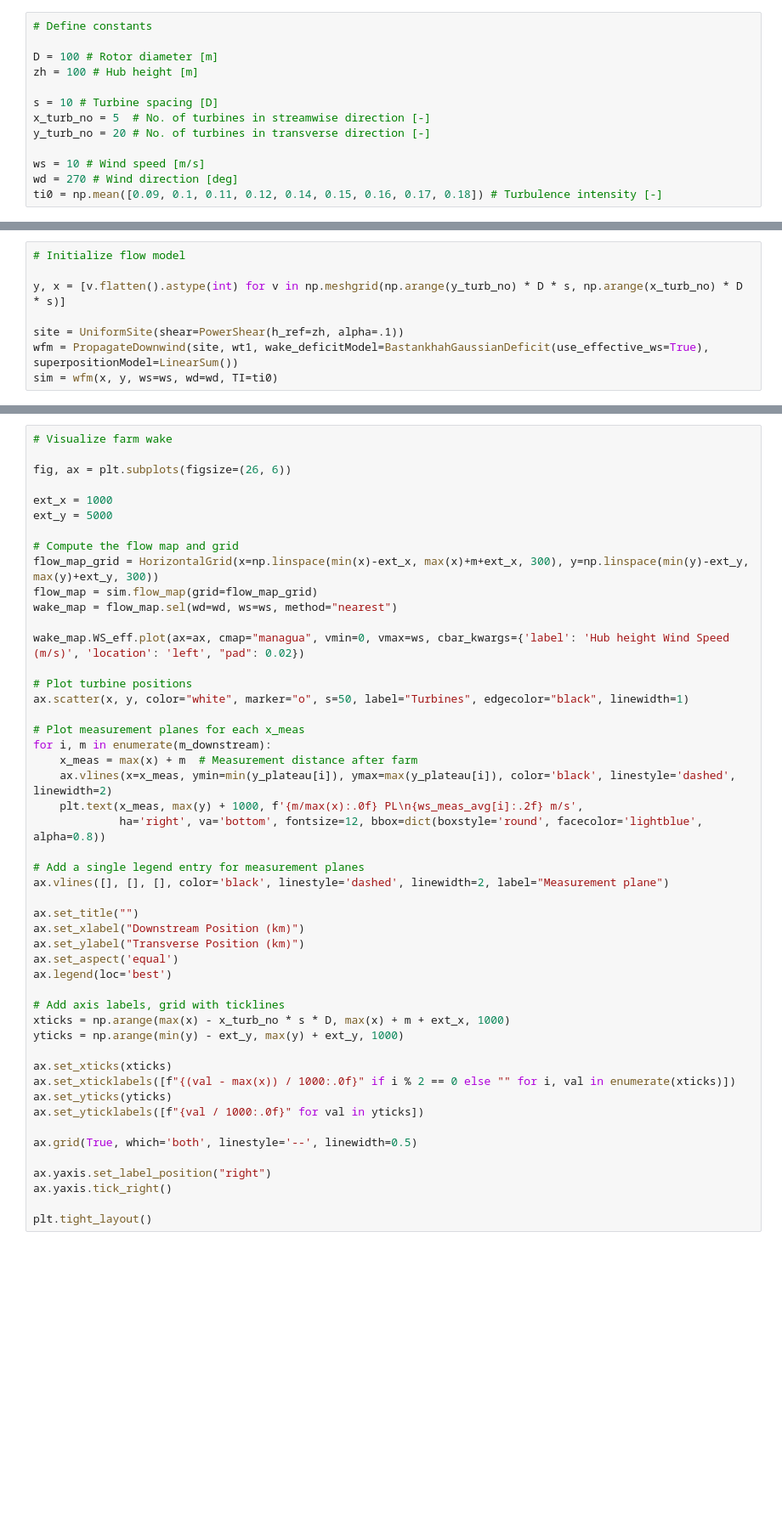
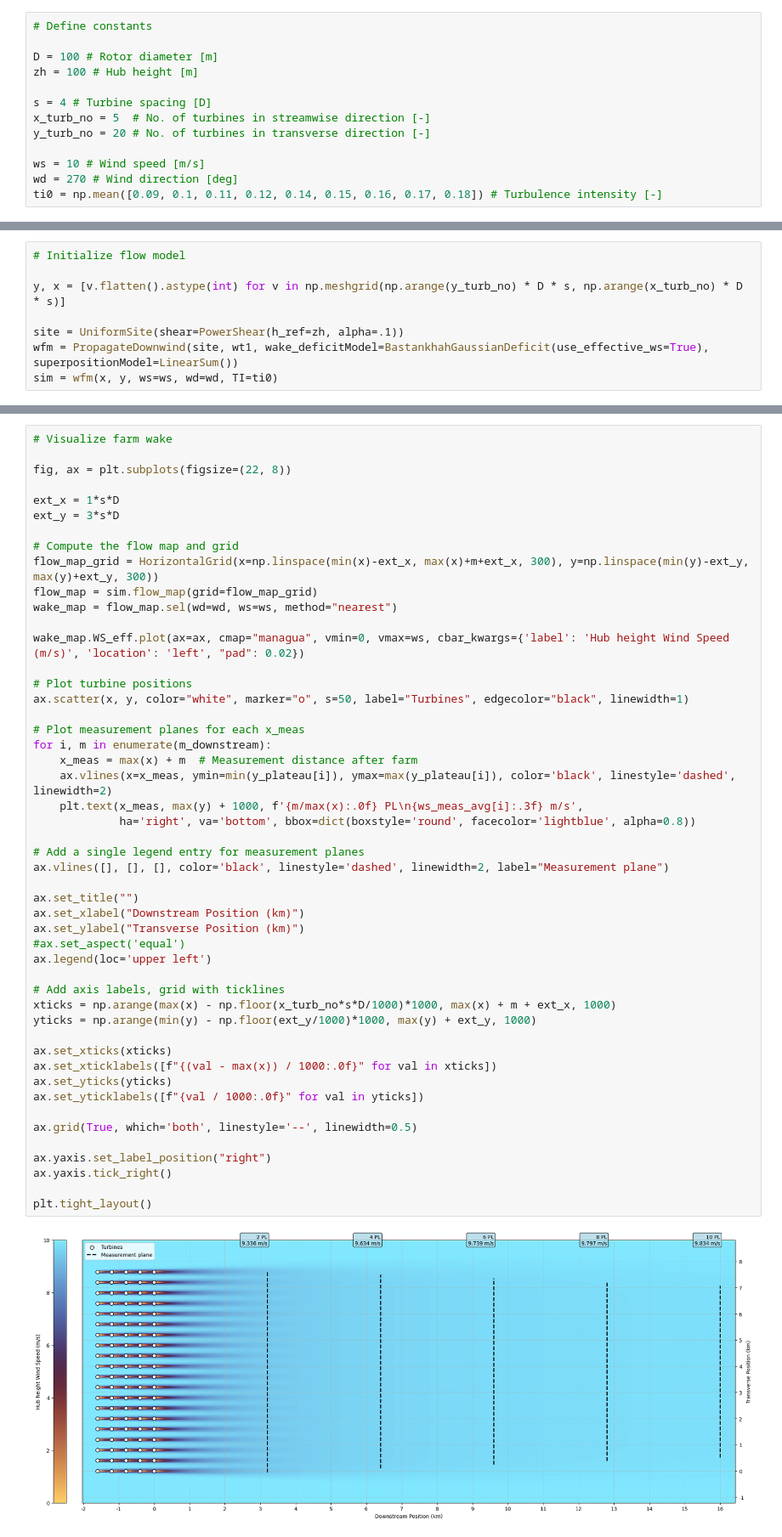
Before and after one commit to marcinsadowy/WTABL, a Jupyter notebook: fuckingforfra.ipynb, the cells around one changed output, grey strips where cells are left out. Shown at 85% size. Cells and saved outputs as stored; diff of their text form; blank space fills up the shorter version.

Commit message:
Akser fikset på park wake plot

```diff
--- a/fuckingforfra.ipynb
+++ b/fuckingforfra.ipynb
@@ -21,7 +21,7 @@ from py_wake.site.shear import PowerShear
 D = 100 # Rotor diameter [m]
 zh = 100 # Hub height [m]
 
-s = 10 # Turbine spacing [D]
+s = 4 # Turbine spacing [D]
 x_turb_no = 5  # No. of turbines in streamwise direction [-]
 y_turb_no = 20 # No. of turbines in transverse direction [-]
 
@@ -93,10 +93,10 @@ ws_meas_avg = np.array([np.mean(ws_meas[np.isin(y_meas[:, i], y_plateau[i]), i])
 # %%
 # Visualize farm wake
 
-fig, ax = plt.subplots(figsize=(26, 6))
+fig, ax = plt.subplots(figsize=(22, 8))
 
-ext_x = 1000
-ext_y = 5000
+ext_x = 1*s*D
+ext_y = 3*s*D
 
 # Compute the flow map and grid
 flow_map_grid = HorizontalGrid(x=np.linspace(min(x)-ext_x, max(x)+m+ext_x, 300), y=np.linspace(min(y)-ext_y, max(y)+ext_y, 300))
@@ -105,40 +105,42 @@ wake_map = flow_map.sel(wd=wd, ws=ws, method="nearest")
 
 wake_map.WS_eff.plot(ax=ax, cmap="managua", vmin=0, vmax=ws, cbar_kwargs={'label': 'Hub height Wind Speed (m/s)', 'location': 'left', "pad": 0.02})
 
 # Plot turbine positions
 ax.scatter(x, y, color="white", marker="o", s=50, label="Turbines", edgecolor="black", linewidth=1)
 
 # Plot measurement planes for each x_meas
 for i, m in enumerate(m_downstream):
     x_meas = max(x) + m  # Measurement distance after farm
     ax.vlines(x=x_meas, ymin=min(y_plateau[i]), ymax=max(y_plateau[i]), color='black', linestyle='dashed', linewidth=2)
-    plt.text(x_meas, max(y) + 1000, f'{m/max(x):.0f} PL\n{ws_meas_avg[i]:.2f} m/s',
-             ha='right', va='bottom', fontsize=12, bbox=dict(boxstyle='round', facecolor='lightblue', alpha=0.8))
+    plt.text(x_meas, max(y) + 1000, f'{m/max(x):.0f} PL\n{ws_meas_avg[i]:.3f} m/s',
+             ha='right', va='bottom', bbox=dict(boxstyle='round', facecolor='lightblue', alpha=0.8))
 
 # Add a single legend entry for measurement planes
 ax.vlines([], [], [], color='black', linestyle='dashed', linewidth=2, label="Measurement plane")
 
 ax.set_title("")
 ax.set_xlabel("Downstream Position (km)")
 ax.set_ylabel("Transverse Position (km)")
-ax.set_aspect('equal')
-ax.legend(loc='best')
+#ax.set_aspect('equal')
+ax.legend(loc='upper left')
 
 # Add axis labels, grid with ticklines
-xticks = np.arange(max(x) - x_turb_no * s * D, max(x) + m + ext_x, 1000)
-yticks = np.arange(min(y) - ext_y, max(y) + ext_y, 1000)
+xticks = np.arange(max(x) - np.floor(x_turb_no*s*D/1000)*1000, max(x) + m + ext_x, 1000)
+yticks = np.arange(min(y) - np.floor(ext_y/1000)*1000, max(y) + ext_y, 1000)
 
 ax.set_xticks(xticks)
-ax.set_xticklabels([f"{(val - max(x)) / 1000:.0f}" if i % 2 == 0 else "" for i, val in enumerate(xticks)])
+ax.set_xticklabels([f"{(val - max(x)) / 1000:.0f}" for val in xticks])
 ax.set_yticks(yticks)
 ax.set_yticklabels([f"{val / 1000:.0f}" for val in yticks])
 
 ax.grid(True, which='both', linestyle='--', linewidth=0.5)
 
 ax.yaxis.set_label_position("right")
 ax.yaxis.tick_right()
 
 plt.tight_layout()
+# %% [output]
+[figure, added]
 # %%
 # Plot velocity profiles in a single figure with subplots
 
```
Also changed, not shown: parts of 1 cell of this notebook.
